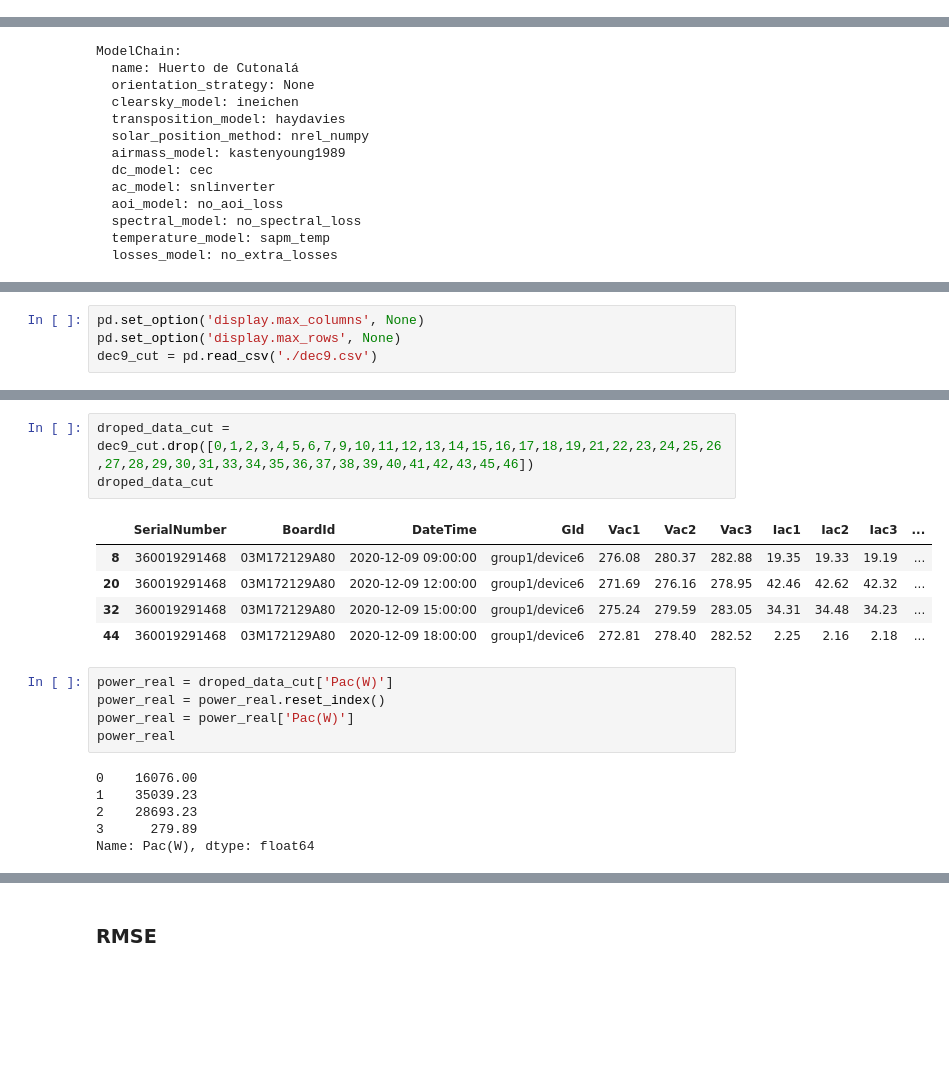
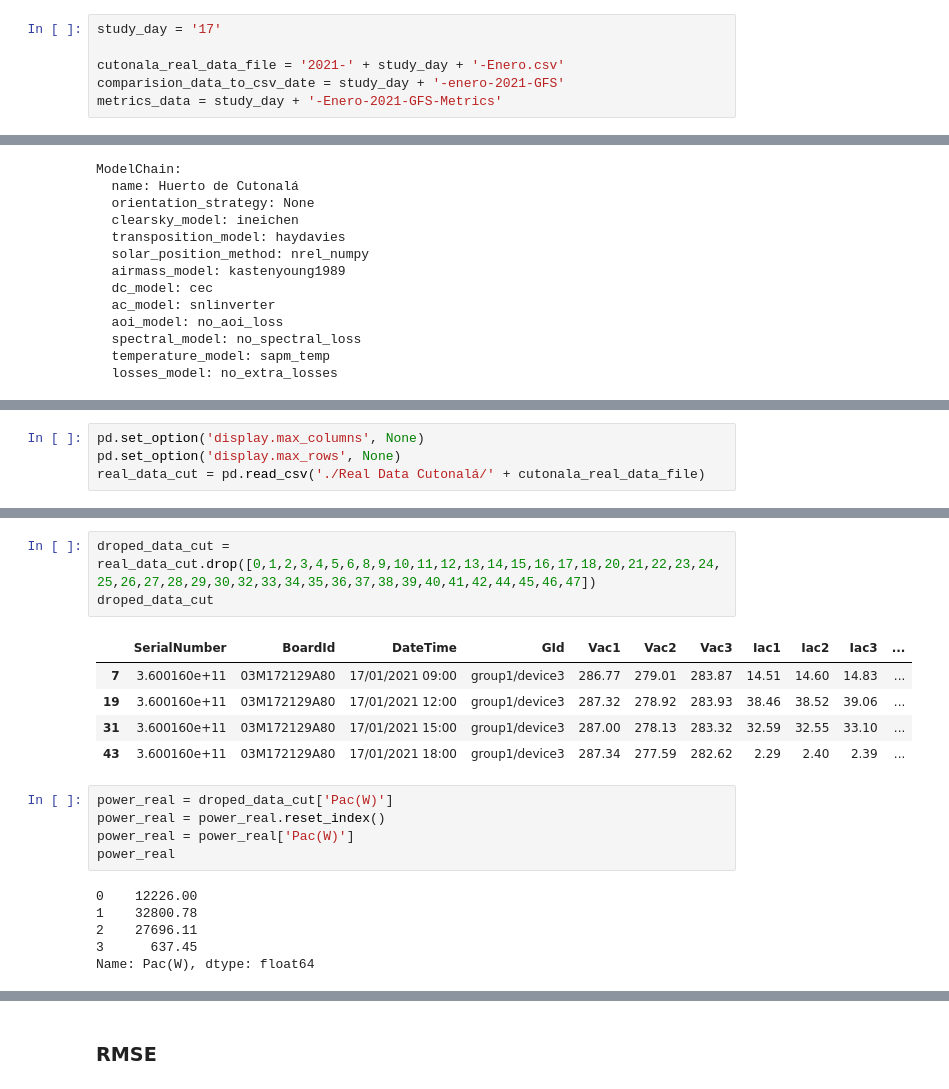
Before and after one commit to Vesino/pvlib_tesis, a Jupyter notebook: ModelChain GFS.ipynb, the cells around one changed output, grey strips where cells are left out. Cells and saved outputs as stored; diff of their text form; blank space fills up the shorter version.

```diff
--- a/ModelChain GFS.ipynb
+++ b/ModelChain GFS.ipynb
@@ -113,3 +120,9 @@ Timestamp('2020-12-10 00:00:00-0600', tz='America/Mexico_City')
+# %%
+study_day = '17'
+
+cutonala_real_data_file = '2021-' + study_day + '-Enero.csv'
+comparision_data_to_csv_date = study_day + '-enero-2021-GFS'
+metrics_data = study_day + '-Enero-2021-GFS-Metrics'
 # %%
 from pvlib import solarposition, irradiance, atmosphere, pvsystem, inverter, temperature, iam
 from pvlib.forecast import GFS, NAM, NDFD, RAP, HRRR
@@ -206,4 +225,4 @@ Name: p_mp, dtype: float64
 # %%
 pd.set_option('display.max_columns', None)
 pd.set_option('display.max_rows', None)
-dec9_cut = pd.read_csv('./dec9.csv')
+real_data_cut = pd.read_csv('./Real Data Cutonalá/' + cutonala_real_data_file)
@@ -210,22 +249,22 @@ dec9_cut = pd.read_csv('./dec9.csv')
 # %%
-droped_data_cut = dec9_cut.drop([0,1,2,3,4,5,6,7,9,10,11,12,13,14,15,16,17,18,19,21,22,23,24,25,26,27,28,29,30,31,33,34,35,36,37,38,39,40,41,42,43,45,46])
+droped_data_cut = real_data_cut.drop([0,1,2,3,4,5,6,8,9,10,11,12,13,14,15,16,17,18,20,21,22,23,24,25,26,27,28,29,30,32,33,34,35,36,37,38,39,40,41,42,44,45,46,47])
 droped_data_cut
 # %% [output]
 |  | SerialNumber | BoardId | DateTime | GId | Vac1 | Vac2 | Vac3 | Iac1 | Iac2 | Iac3 | ... |
-| 8 | 360019291468 | 03M172129A80 | 2020-12-09 09:00:00 | group1/device6 | 276.08 | 280.37 | 282.88 | 19.35 | 19.33 | 19.19 | ... |
-| 20 | 360019291468 | 03M172129A80 | 2020-12-09 12:00:00 | group1/device6 | 271.69 | 276.16 | 278.95 | 42.46 | 42.62 | 42.32 | ... |
-| 32 | 360019291468 | 03M172129A80 | 2020-12-09 15:00:00 | group1/device6 | 275.24 | 279.59 | 283.05 | 34.31 | 34.48 | 34.23 | ... |
-| 44 | 360019291468 | 03M172129A80 | 2020-12-09 18:00:00 | group1/device6 | 272.81 | 278.40 | 282.52 | 2.25 | 2.16 | 2.18 | ... |
+| 7 | 3.600160e+11 | 03M172129A80 | 17/01/2021 09:00 | group1/device3 | 286.77 | 279.01 | 283.87 | 14.51 | 14.60 | 14.83 | ... |
+| 19 | 3.600160e+11 | 03M172129A80 | 17/01/2021 12:00 | group1/device3 | 287.32 | 278.92 | 283.93 | 38.46 | 38.52 | 39.06 | ... |
+| 31 | 3.600160e+11 | 03M172129A80 | 17/01/2021 15:00 | group1/device3 | 287.00 | 278.13 | 283.32 | 32.59 | 32.55 | 33.10 | ... |
+| 43 | 3.600160e+11 | 03M172129A80 | 17/01/2021 18:00 | group1/device3 | 287.34 | 277.59 | 282.62 | 2.29 | 2.40 | 2.39 | ... |
 # %%
 power_real = droped_data_cut['Pac(W)']
 power_real = power_real.reset_index()
 power_real = power_real['Pac(W)']
 power_real
 # %% [output]
-0    16076.00
-1    35039.23
-2    28693.23
-3      279.89
+0    12226.00
+1    32800.78
+2    27696.11
+3      637.45
 Name: Pac(W), dtype: float64
 # %%
 data_dict = {'time': time,'real_data': power_real, 'forecasted_data': power_forecasted}
```
Also changed, not shown: parts of 31 cells of this notebook, 29 other files.
